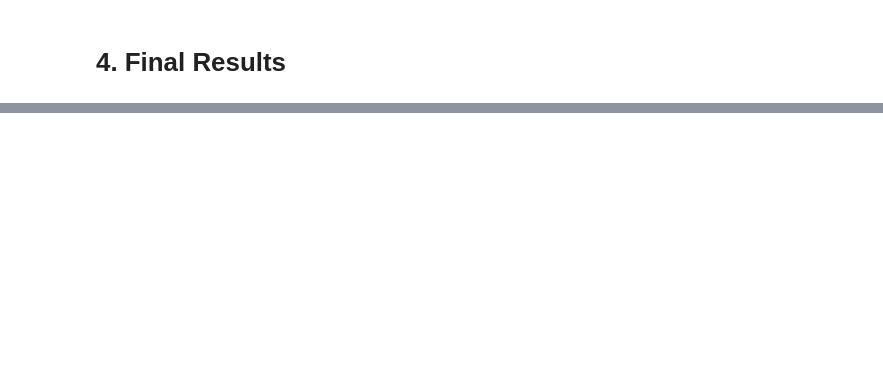
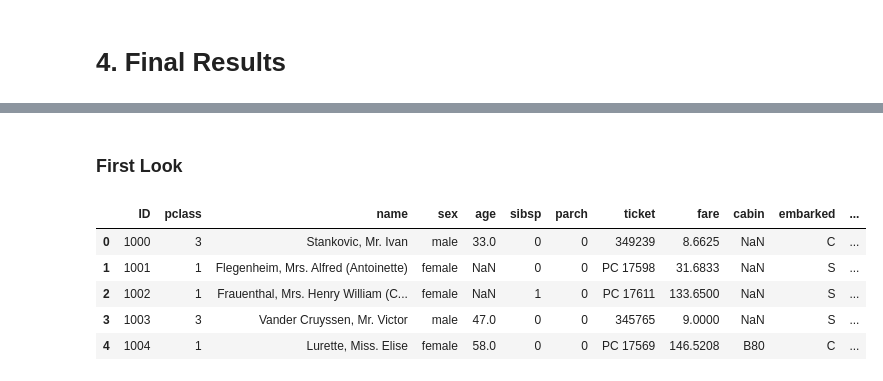
Before and after one commit to nickobard/Machine-Learning-I, a Jupyter notebook: 01/homework_01.ipynb, the cells around one changed output, grey strips where cells are left out. Saved outputs shown, nothing was run; the diff lists cells and outputs as text; code cells hidden in the pictures; blank space fills up the shorter version.

```diff
--- a/01/homework_01.ipynb
+++ b/01/homework_01.ipynb
@@ -924,0 +975,13 @@ ax.legend(loc="lower right")
+# %%
+df_evaluation = pd.read_csv("evaluation.csv")
+# %% [markdown]
+### First Look
+# %%
+df_evaluation.head()
+# %% [output]
+|  | ID | pclass | name | sex | age | sibsp | parch | ticket | fare | cabin | embarked | ... |
+| 0 | 1000 | 3 | Stankovic, Mr. Ivan | male | 33.0 | 0 | 0 | 349239 | 8.6625 | NaN | C | ... |
+| 1 | 1001 | 1 | Flegenheim, Mrs. Alfred (Antoinette) | female | NaN | 0 | 0 | PC 17598 | 31.6833 | NaN | S | ... |
+| 2 | 1002 | 1 | Frauenthal, Mrs. Henry William (C... | female | NaN | 1 | 0 | PC 17611 | 133.6500 | NaN | S | ... |
+| 3 | 1003 | 3 | Vander Cruyssen, Mr. Victor | male | 47.0 | 0 | 0 | 345765 | 9.0000 | NaN | S | ... |
+| 4 | 1004 | 1 | Lurette, Miss. Elise | female | 58.0 | 0 | 0 | PC 17569 | 146.5208 | B80 | C | ... |
```
Also changed, not shown: parts of 38 cells of this notebook, 1 other file.
